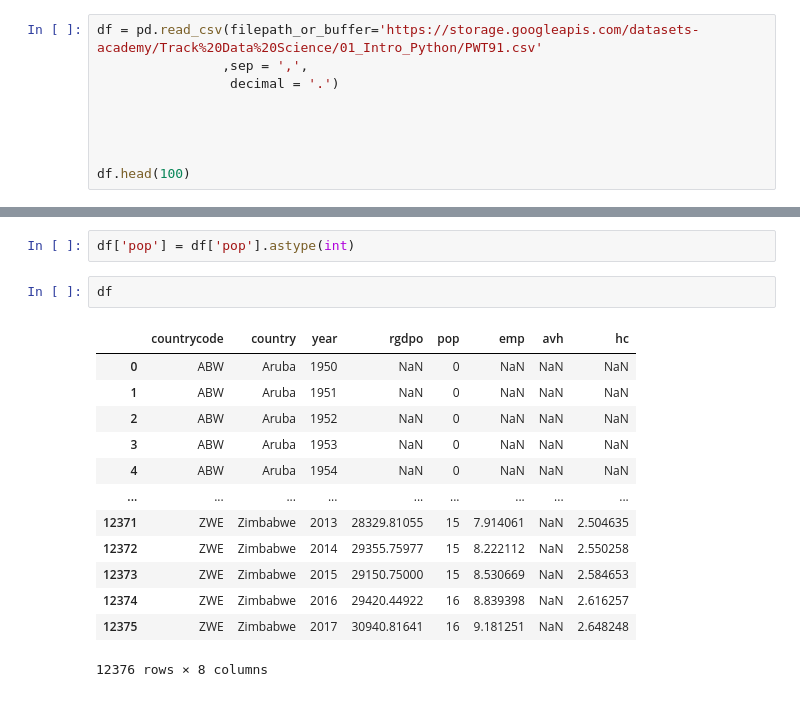
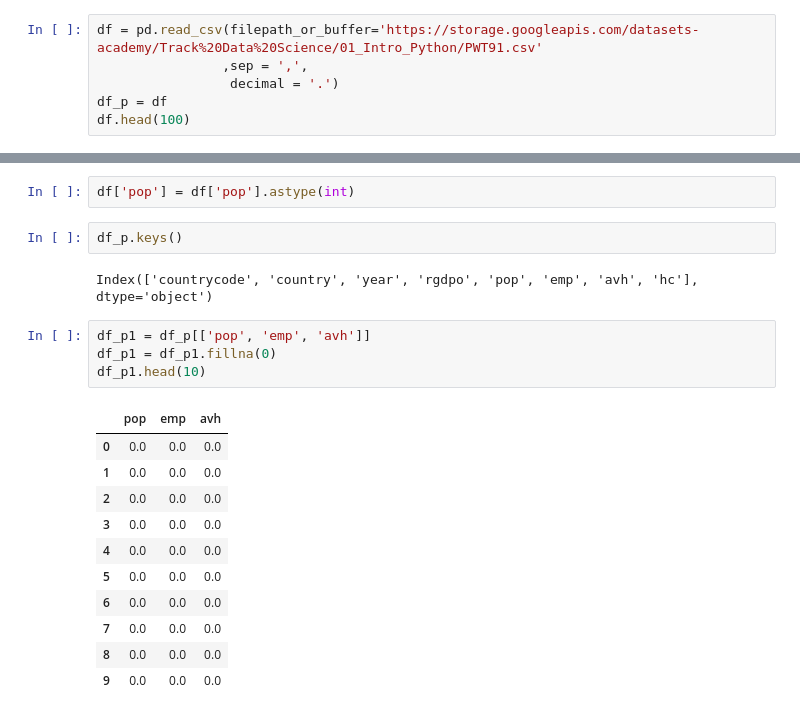
Before and after one commit to wassanchez/DS_Brayan_Andru, a Jupyter notebook: cuarta.ipynb, the cells around one changed output, grey strips where cells are left out. Drawn from its saved outputs; the diff is of its cells as text.

```diff
--- a/cuarta.ipynb
+++ b/cuarta.ipynb
@@ -34,10 +36,7 @@ obtener tipo de dato  int64
 df = pd.read_csv(filepath_or_buffer='https://storage.googleapis.com/datasets-academy/Track%20Data%20Science/01_Intro_Python/PWT91.csv'
                 ,sep = ',',
                  decimal = '.')
-
-
-
-
+df_p = df
 df.head(100)
 # %% [output]
 |  | countrycode | country | year | rgdpo | pop | emp | avh | hc |
@@ -90,19 +89,23 @@ Name: pop, Length: 12376, dtype: float64
 df['pop'] = df['pop'].fillna(0)
 # %%
 df['pop'] = df['pop'].astype(int)
-# %%
-df
-# %% [output]
-|  | countrycode | country | year | rgdpo | pop | emp | avh | hc |
-| 0 | ABW | Aruba | 1950 | NaN | 0 | NaN | NaN | NaN |
-| 1 | ABW | Aruba | 1951 | NaN | 0 | NaN | NaN | NaN |
-| 2 | ABW | Aruba | 1952 | NaN | 0 | NaN | NaN | NaN |
-| 3 | ABW | Aruba | 1953 | NaN | 0 | NaN | NaN | NaN |
-| 4 | ABW | Aruba | 1954 | NaN | 0 | NaN | NaN | NaN |
-| ... | ... | ... | ... | ... | ... | ... | ... | ... |
-| 12371 | ZWE | Zimbabwe | 2013 | 28329.81055 | 15 | 7.914061 | NaN | 2.504635 |
-| 12372 | ZWE | Zimbabwe | 2014 | 29355.75977 | 15 | 8.222112 | NaN | 2.550258 |
-| 12373 | ZWE | Zimbabwe | 2015 | 29150.75000 | 15 | 8.530669 | NaN | 2.584653 |
-| 12374 | ZWE | Zimbabwe | 2016 | 29420.44922 | 16 | 8.839398 | NaN | 2.616257 |
-| 12375 | ZWE | Zimbabwe | 2017 | 30940.81641 | 16 | 9.181251 | NaN | 2.648248 |
-12376 rows × 8 columns
+# %%
+df_p.keys()
+# %% [output]
+Index(['countrycode', 'country', 'year', 'rgdpo', 'pop', 'emp', 'avh', 'hc'], dtype='object')
+# %%
+df_p1 = df_p[['pop', 'emp', 'avh']]
+df_p1 = df_p1.fillna(0)
+df_p1.head(10)
+# %% [output]
+|  | pop | emp | avh |
+| 0 | 0.0 | 0.0 | 0.0 |
+| 1 | 0.0 | 0.0 | 0.0 |
+| 2 | 0.0 | 0.0 | 0.0 |
+| 3 | 0.0 | 0.0 | 0.0 |
+| 4 | 0.0 | 0.0 | 0.0 |
+| 5 | 0.0 | 0.0 | 0.0 |
+| 6 | 0.0 | 0.0 | 0.0 |
+| 7 | 0.0 | 0.0 | 0.0 |
+| 8 | 0.0 | 0.0 | 0.0 |
+| 9 | 0.0 | 0.0 | 0.0 |
```
Also changed, not shown: parts of 7 cells of this notebook.
